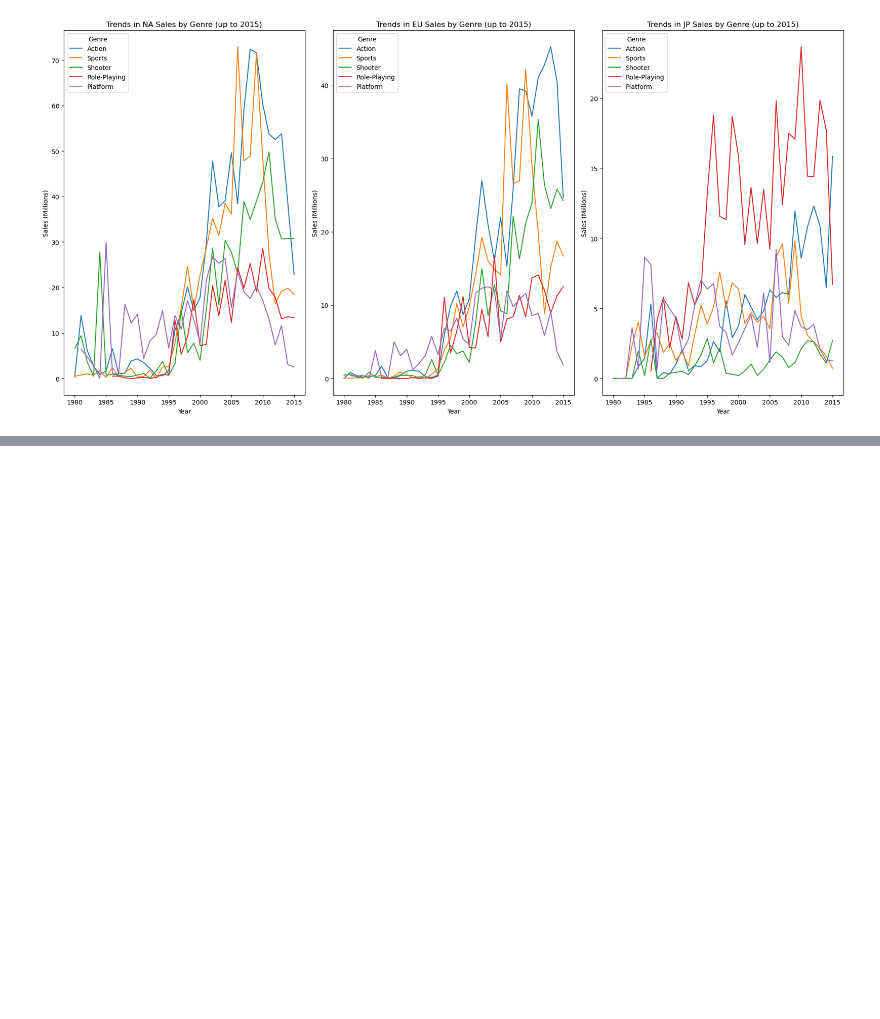
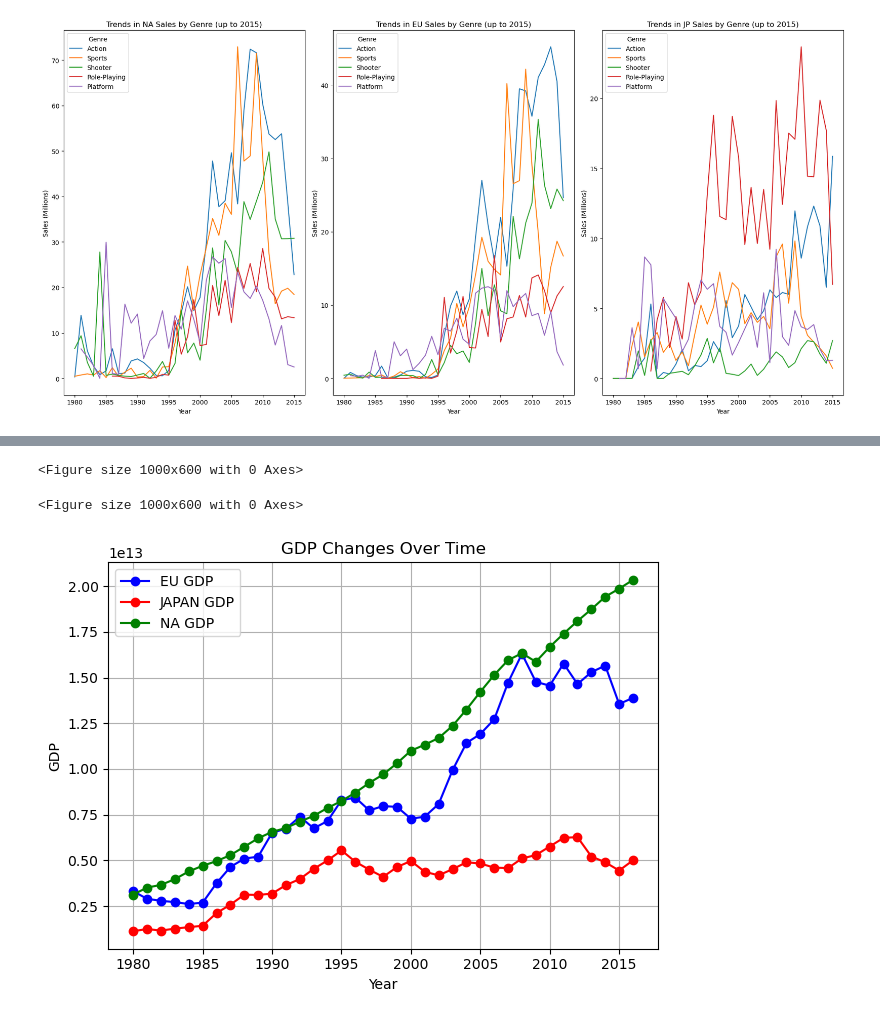
Before and after one commit to dmll0632/Not-Chuck-Norris, a Jupyter notebook: PROJECT1.ipynb, the cells around one changed output, grey strips where cells are left out. Cells and saved outputs as stored; diff of their text form; code cells hidden in the pictures; blank space fills up the shorter version.

```diff
--- a/PROJECT1.ipynb
+++ b/PROJECT1.ipynb
@@ -399,0 +444,2 @@ plt.show()
+# %%
+merged_df['EU_Sales/EU_GDP'] = merged_df['EU_Sales']*(1000000) / merged_df['EU GDP']
@@ -402,0 +487,22 @@ SyntaxError: illegal target for annotation (4062415902.py, line 28)
+# %%
+plt.figure(figsize=(10, 6))
+# %% [output]
+<Figure size 1000x600 with 0 Axes>
+<Figure size 1000x600 with 0 Axes>
+# %%
+# Plot each GDP column as a line plot
+plt.plot(merged_df.index, merged_df['EU GDP'], marker='o', linestyle='-', color='b', label='EU GDP')
+plt.plot(merged_df.index, merged_df['JAPAN GDP'], marker='o', linestyle='-', color='r', label='JAPAN GDP')
+plt.plot(merged_df.index, merged_df['NA GDP'], marker='o', linestyle='-', color='g', label='NA GDP')
+
+plt.xlabel('Year')
+plt.ylabel('GDP')
+plt.title('GDP Changes Over Time')
+plt.legend()  # Add legend based on label
+
+# Show plot
+plt.grid(True)  # Add gridlines for better readability
+plt.tight_layout()  # Adjust layout for better spacing
+plt.show()
+# %% [output]
+[figure, added]
```
Also changed, not shown: parts of 11 cells of this notebook, 1 other file.
